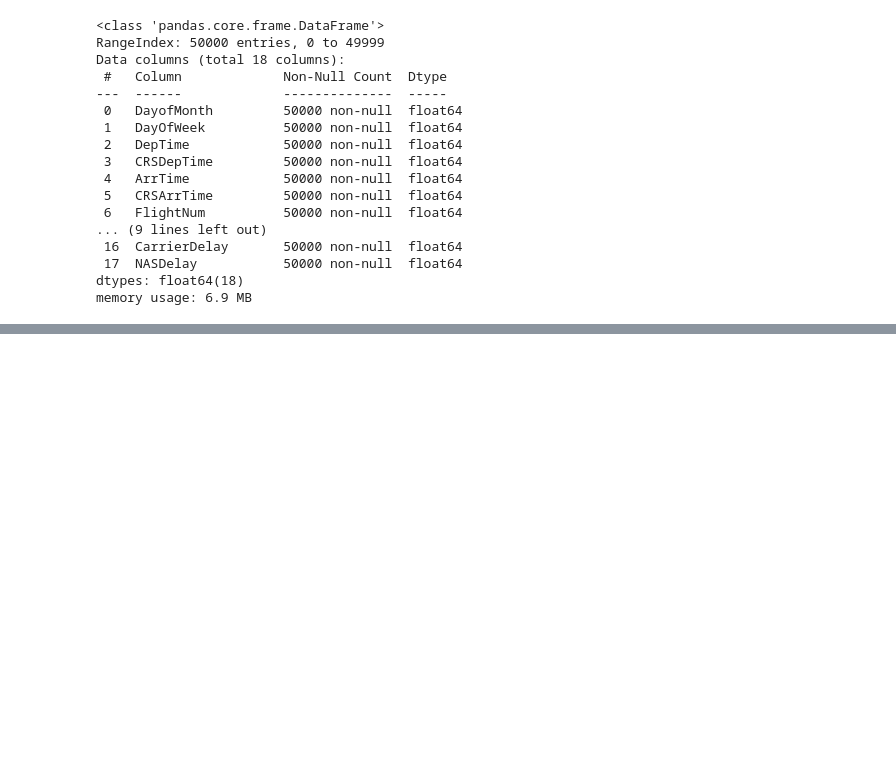
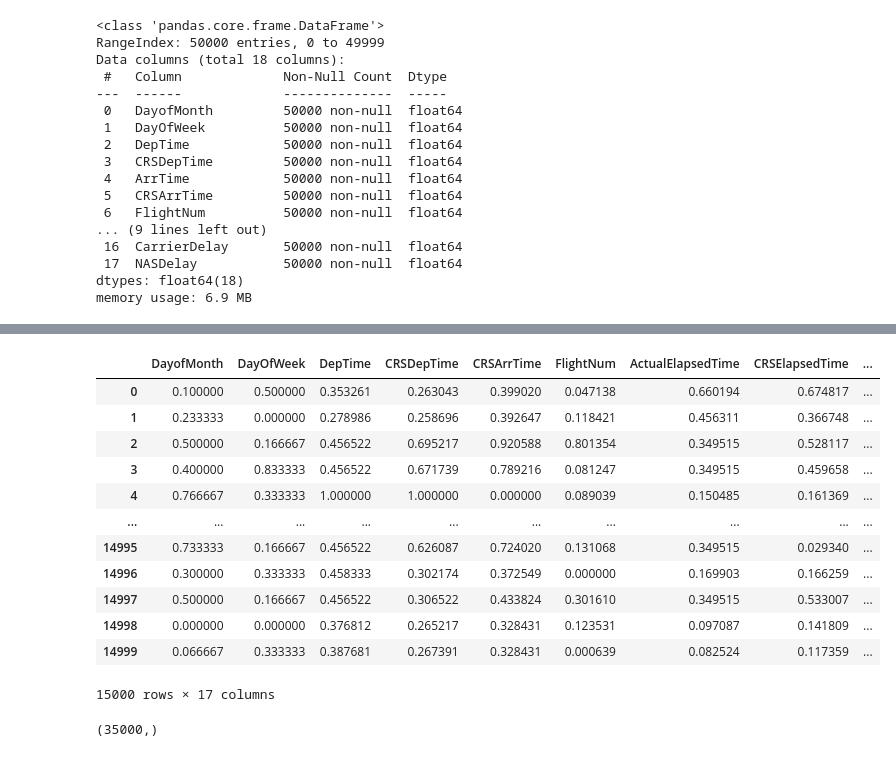
Before and after one commit to deepakjeff2/data-cleaning, a Jupyter notebook: airline_EDA.ipynb, the cells around one changed output, grey strips where cells are left out. Saved outputs shown, nothing was run; the diff lists cells and outputs as text; code cells hidden in the pictures; blank space fills up the shorter version.

Commit message:
splited and scaling is done for independent columns

```diff
--- a/airline_EDA.ipynb
+++ b/airline_EDA.ipynb
@@ -232,3 +256,6 @@ Data columns (total 18 columns):
  17  NASDelay           50000 non-null  float64
 dtypes: float64(18)
 memory usage: 6.9 MB
+# %%
+column = [i for i in df.columns]
+column
@@ -234,0 +282,7 @@ memory usage: 6.9 MB
+# %%
+#we know that ArrTime column is target column
+y = df['ArrTime']
+print(df.shape)
+df.drop('ArrTime',inplace=True, axis =1)
+print(df.shape)
+x = df
@@ -234,0 +298,6 @@ memory usage: 6.9 MB
+# %%
+x_train,x_test,y_train,y_test = train_test_split(x,y,train_size=0.7,random_state=10)
+print(x_train.shape)
+print(x_test.shape)
+print(y_train.shape)
+print(y_test.shape)
@@ -234,0 +314,3 @@ memory usage: 6.9 MB
+# %%
+x_train = pd.DataFrame(minmax_scaler.fit_transform(x_train),columns=column)
+x_train.head()
@@ -234,0 +324,22 @@ memory usage: 6.9 MB
+# %%
+x_test = pd.DataFrame(minmax_scaler.transform(x_test),columns=column)
+x_test
+# %% [output]
+|  | DayofMonth | DayOfWeek | DepTime | CRSDepTime | CRSArrTime | FlightNum | ActualElapsedTime | CRSElapsedTime | ... |
+| 0 | 0.100000 | 0.500000 | 0.353261 | 0.263043 | 0.399020 | 0.047138 | 0.660194 | 0.674817 | ... |
+| 1 | 0.233333 | 0.000000 | 0.278986 | 0.258696 | 0.392647 | 0.118421 | 0.456311 | 0.366748 | ... |
+| 2 | 0.500000 | 0.166667 | 0.456522 | 0.695217 | 0.920588 | 0.801354 | 0.349515 | 0.528117 | ... |
+| 3 | 0.400000 | 0.833333 | 0.456522 | 0.671739 | 0.789216 | 0.081247 | 0.349515 | 0.459658 | ... |
+| 4 | 0.766667 | 0.333333 | 1.000000 | 1.000000 | 0.000000 | 0.089039 | 0.150485 | 0.161369 | ... |
+| ... | ... | ... | ... | ... | ... | ... | ... | ... | ... |
+| 14995 | 0.733333 | 0.166667 | 0.456522 | 0.626087 | 0.724020 | 0.131068 | 0.349515 | 0.029340 | ... |
+| 14996 | 0.300000 | 0.333333 | 0.458333 | 0.302174 | 0.372549 | 0.000000 | 0.169903 | 0.166259 | ... |
+| 14997 | 0.500000 | 0.166667 | 0.456522 | 0.306522 | 0.433824 | 0.301610 | 0.349515 | 0.533007 | ... |
+| 14998 | 0.000000 | 0.000000 | 0.376812 | 0.265217 | 0.328431 | 0.123531 | 0.097087 | 0.141809 | ... |
+| 14999 | 0.066667 | 0.333333 | 0.387681 | 0.267391 | 0.328431 | 0.000639 | 0.082524 | 0.117359 | ... |
+15000 rows × 17 columns
+# %%
+#y_train = minmax_scaler.fit_transform(y_train)
+y_train.shape
+# %% [output]
+(35000,)
```
Also changed, not shown: parts of 12 cells of this notebook.
